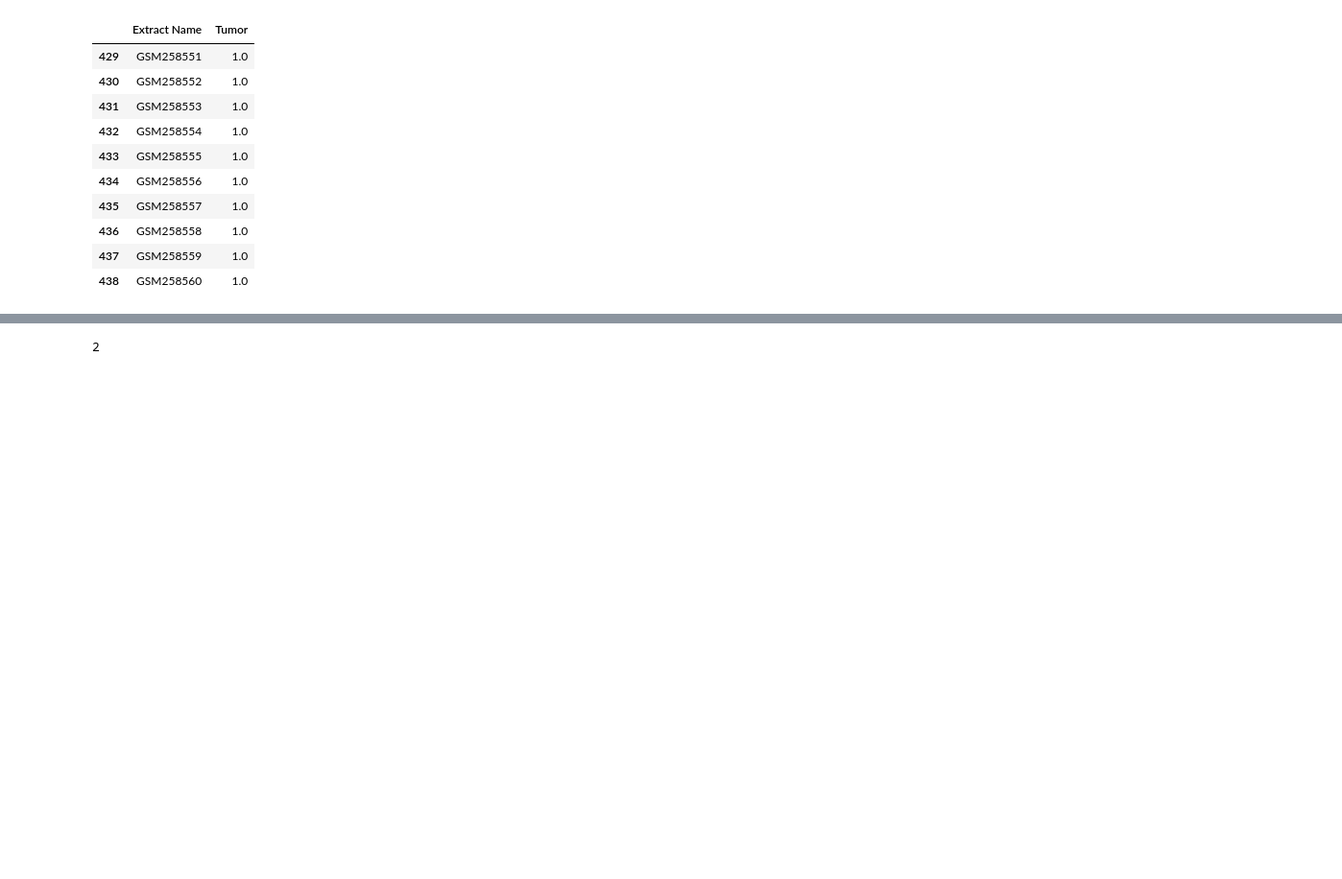
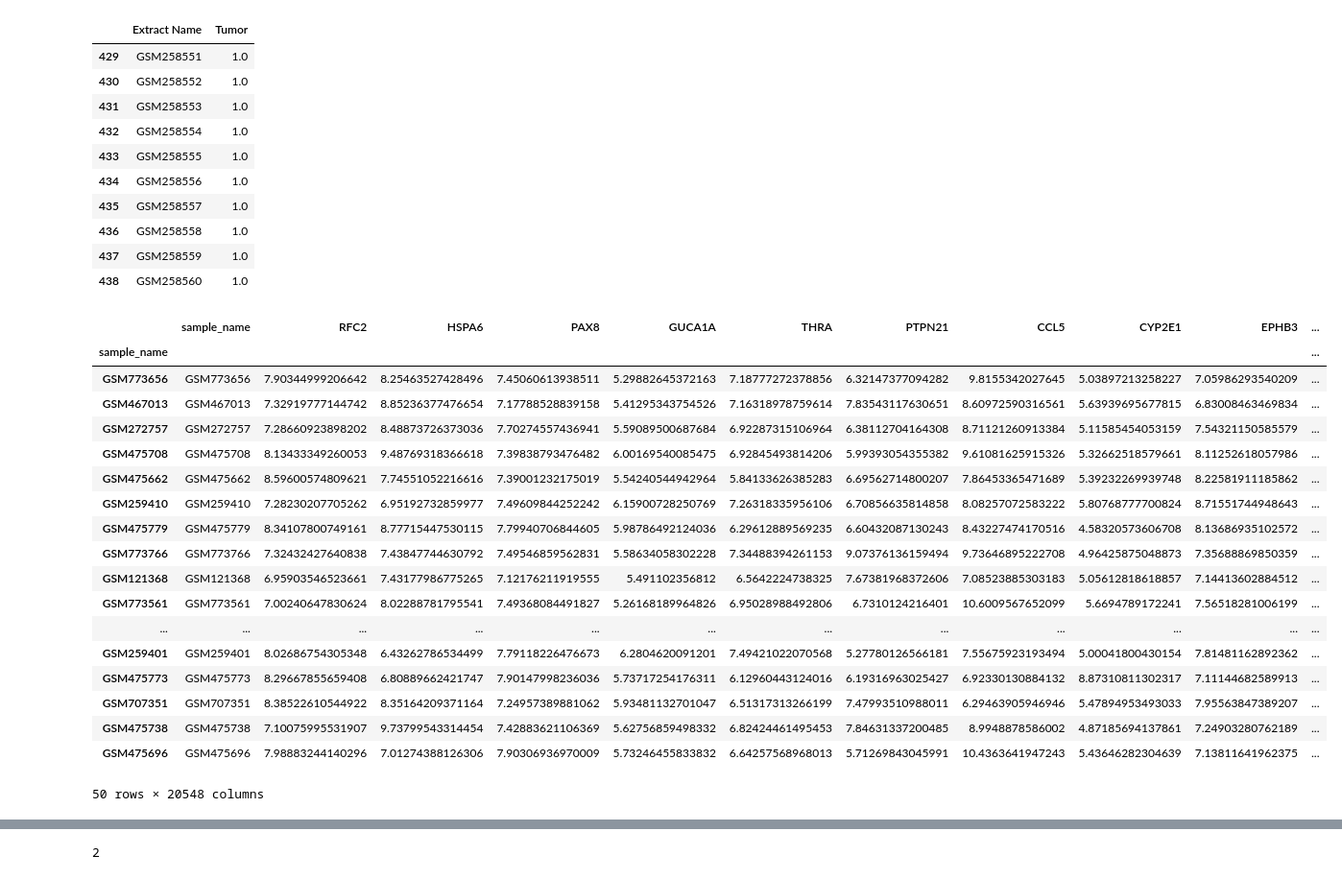
Before and after one commit to Jantunev/ProyectoML, a Jupyter notebook: 1_OrdenarData.ipynb, the cells around one changed output, grey strips where cells are left out. Shown at 96% size. Drawn from its saved outputs; the diff is of its cells as text; code cells hidden in the pictures; blank space fills up the shorter version.

```diff
--- a/1_OrdenarData.ipynb
+++ b/1_OrdenarData.ipynb
@@ -172 +174,23 @@ df7.iloc[0:10,20546:20548]
+# %%
+df7.sample(50)
+# %% [output]
+|  | sample_name | RFC2 | HSPA6 | PAX8 | GUCA1A | THRA | PTPN21 | CCL5 | CYP2E1 | EPHB3 | ... |
+| sample_name |  |  |  |  |  |  |  |  |  |  | ... |
+| GSM773656 | GSM773656 | 7.90344999206642 | 8.25463527428496 | 7.45060613938511 | 5.29882645372163 | 7.18777272378856 | 6.32147377094282 | 9.8155342027645 | 5.03897213258227 | 7.05986293540209 | ... |
+| GSM467013 | GSM467013 | 7.32919777144742 | 8.85236377476654 | 7.17788528839158 | 5.41295343754526 | 7.16318978759614 | 7.83543117630651 | 8.60972590316561 | 5.63939695677815 | 6.83008463469834 | ... |
+| GSM272757 | GSM272757 | 7.28660923898202 | 8.48873726373036 | 7.70274557436941 | 5.59089500687684 | 6.92287315106964 | 6.38112704164308 | 8.71121260913384 | 5.11585454053159 | 7.54321150585579 | ... |
+| GSM475708 | GSM475708 | 8.13433349260053 | 9.48769318366618 | 7.39838793476482 | 6.00169540085475 | 6.92845493814206 | 5.99393054355382 | 9.61081625915326 | 5.32662518579661 | 8.11252618057986 | ... |
+| GSM475662 | GSM475662 | 8.59600574809621 | 7.74551052216616 | 7.39001232175019 | 5.54240544942964 | 5.84133626385283 | 6.69562714800207 | 7.86453365471689 | 5.39232269939748 | 8.22581911185862 | ... |
+| GSM259410 | GSM259410 | 7.28230207705262 | 6.95192732859977 | 7.49609844252242 | 6.15900728250769 | 7.26318335956106 | 6.70856635814858 | 8.08257072583222 | 5.80768777700824 | 8.71551744948643 | ... |
+| GSM475779 | GSM475779 | 8.34107800749161 | 8.77715447530115 | 7.79940706844605 | 5.98786492124036 | 6.29612889569235 | 6.60432087130243 | 8.43227474170516 | 4.58320573606708 | 8.13686935102572 | ... |
+| GSM773766 | GSM773766 | 7.32432427640838 | 7.43847744630792 | 7.49546859562831 | 5.58634058302228 | 7.34488394261153 | 9.07376136159494 | 9.73646895222708 | 4.96425875048873 | 7.35688869850359 | ... |
+| GSM121368 | GSM121368 | 6.95903546523661 | 7.43177986775265 | 7.12176211919555 | 5.491102356812 | 6.5642224738325 | 7.67381968372606 | 7.08523885303183 | 5.05612818618857 | 7.14413602884512 | ... |
+| GSM773561 | GSM773561 | 7.00240647830624 | 8.02288781795541 | 7.49368084491827 | 5.26168189964826 | 6.95028988492806 | 6.7310124216401 | 10.6009567652099 | 5.6694789172241 | 7.56518281006199 | ... |
+| ... | ... | ... | ... | ... | ... | ... | ... | ... | ... | ... | ... |
+| GSM259401 | GSM259401 | 8.02686754305348 | 6.43262786534499 | 7.79118226476673 | 6.2804620091201 | 7.49421022070568 | 5.27780126566181 | 7.55675923193494 | 5.00041800430154 | 7.81481162892362 | ... |
+| GSM475773 | GSM475773 | 8.29667855659408 | 6.80889662421747 | 7.90147998236036 | 5.73717254176311 | 6.12960443124016 | 6.19316963025427 | 6.92330130884132 | 8.87310811302317 | 7.11144682589913 | ... |
+| GSM707351 | GSM707351 | 8.38522610544922 | 8.35164209371164 | 7.24957389881062 | 5.93481132701047 | 6.51317313266199 | 7.47993510988011 | 6.29463905946946 | 5.47894953493033 | 7.95563847389207 | ... |
+| GSM475738 | GSM475738 | 7.10075995531907 | 9.73799543314454 | 7.42883621106369 | 5.62756859498332 | 6.82424461495453 | 7.84631337200485 | 8.9948878586002 | 4.87185694137861 | 7.24903280762189 | ... |
+| GSM475696 | GSM475696 | 7.98883244140296 | 7.01274388126306 | 7.90306936970009 | 5.73246455833832 | 6.64257568968013 | 5.71269843045991 | 10.4363641947243 | 5.43646282304639 | 7.13811641962375 | ... |
+50 rows × 20548 columns
 # %%
```
Also changed, not shown: parts of 25 cells of this notebook.
